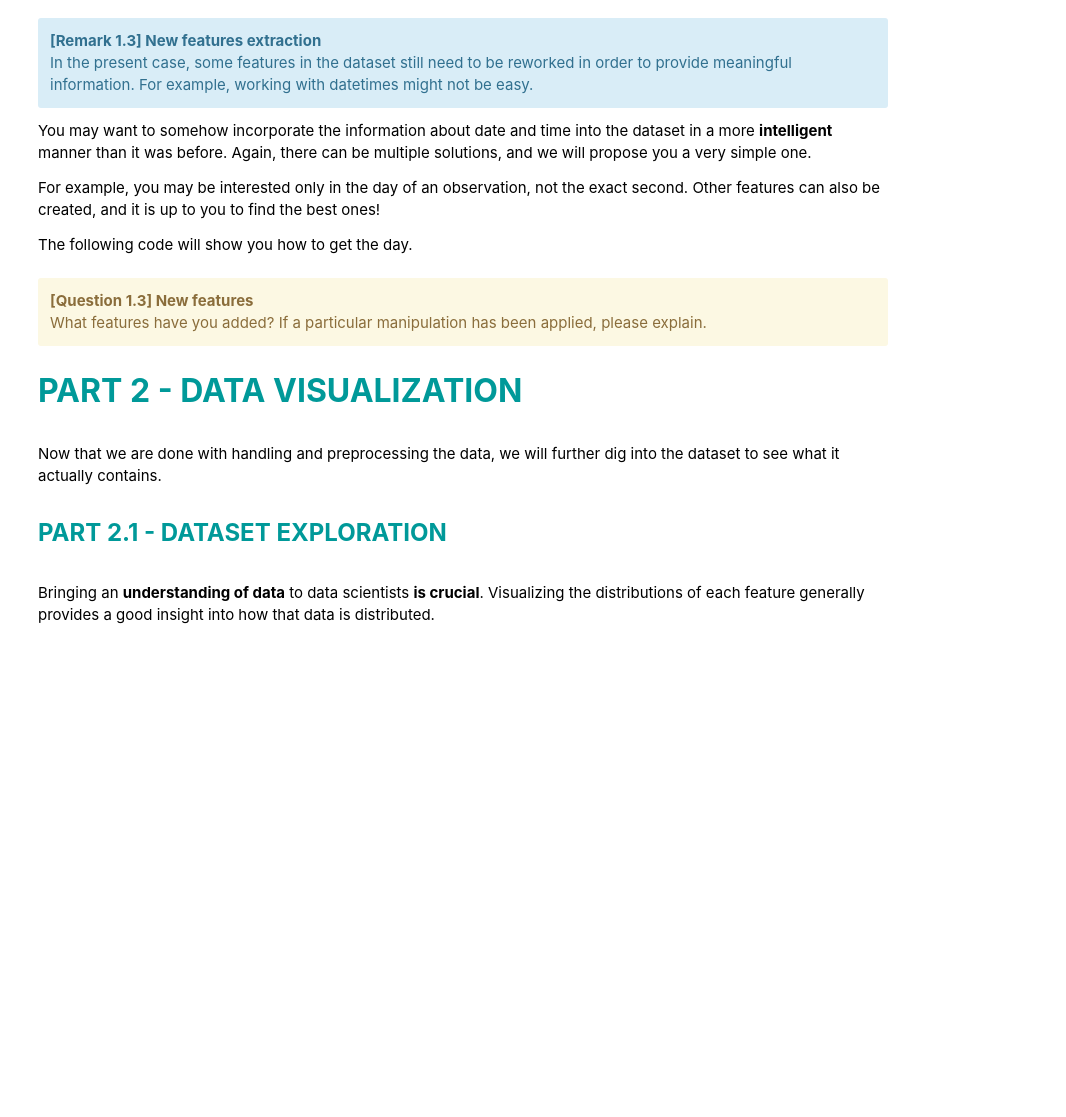
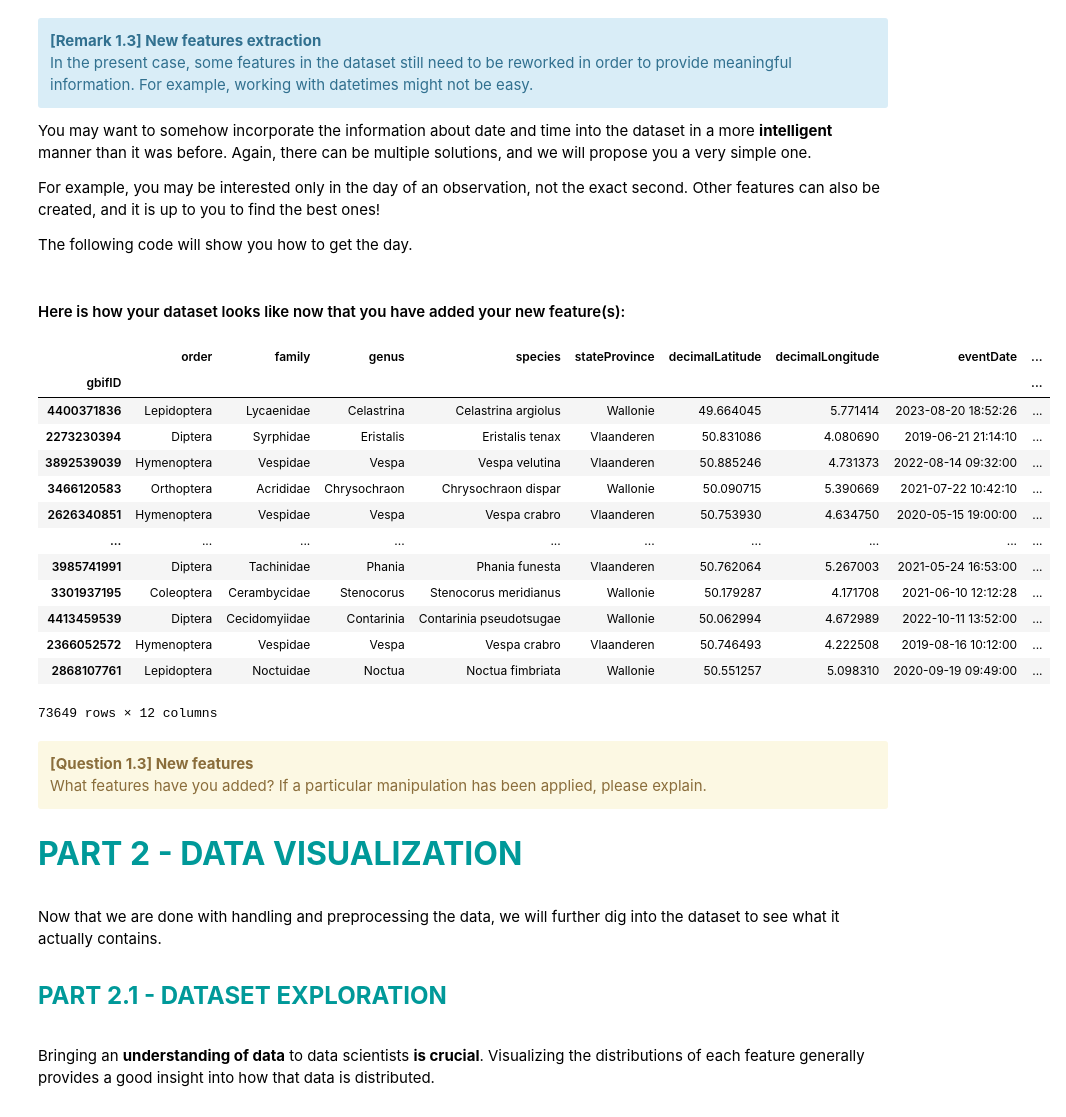
Before and after one commit to Mathis003/LEPL1109-Hackathons, a Jupyter notebook: Hackathon_3/Hackathon03-Clustering_Student.ipynb, the cells around one changed output. Drawn from its saved outputs; the diff is of its cells as text; code cells hidden in the pictures; blank space fills up the shorter version.

```diff
--- a/Hackathon_3/Hackathon03-Clustering_Student.ipynb
+++ b/Hackathon_3/Hackathon03-Clustering_Student.ipynb
@@ -255,7 +319,13 @@ Please adapt your code accordingly.
 
 features_to_drop = [
     # Fill the list here or leave empty
+    'kingdom',
+    'phylum',
+    'class'
 ]
+
+# Valeurs uniques pour chacune de ces colonnes (voir question précédente) car on a gardé que les insectes.
+# Donc ces features ne sont plus du tout utiles.
 
 #########################################################################################################
 # End : Student version
@@ -336,6 +431,22 @@ drop_cols = [
 
 # Fill special substitution here (e.g., every NaN becomes an empty string "")
 
+
+from sklearn.impute import SimpleImputer
+
+imputer_mode = SimpleImputer(missing_values=np.nan, strategy='most_frequent')
+data_taxonomic = df[['stateProvince']]
+data_taxonomic_imputed  = pd.DataFrame(imputer_mode.fit_transform(data_taxonomic), columns=data_taxonomic.columns)
+
+df['stateProvince'] = data_taxonomic_imputed['stateProvince'].values
+
+
+imputer = SimpleImputer(missing_values=np.nan, strategy='most_frequent')
+data_taxonomic = df[['genus', 'species', 'family', 'order']] # 'decimalLatitude', 'decimalLongitude' ?
+data_taxonomic_imputed = pd.DataFrame(imputer.fit_transform(data_taxonomic), columns=data_taxonomic.columns)
+
+df[['genus', 'species']] = data_taxonomic_imputed[['genus', 'species']].values
+
 #########################################################################################################
 # End : Student version
 #########################################################################################################
@@ -368,33 +494,57 @@ CELL N°6: CREATING FEATURES
 Here is how you can extract the date from the datetime feature.
 You can create here your own ones!
 """
 
 from datetime import datetime
 
 try:
     # E.g., get day information (as a number)
     df["day"] = df["eventDate"].dt.day
 except:
     pass
 
 
 #########################################################################################################
 # Start : Student version
 #########################################################################################################
 
 # Add the features you want
 
+try:
+    # E.g., get day information (as a number)
+    df["month"] = df["eventDate"].dt.month
+    df["year"] = df["eventDate"].dt.year
+    df['time_of_day'] = pd.cut(df['eventDate'].dt.hour, bins=[0, 6, 12, 18, 24], labels=['Night', 'Morning', 'Afternoon', 'Evening'])
+except:
+    pass
+
 #########################################################################################################
 # End : Student version
 #########################################################################################################
 
 
 display(
     md(
         "#### Here is how your dataset looks like now that you have added your new feature(s):"
     )
 )
 df
+# %% [output]
+#### Here is how your dataset looks like now that you have added your new feature(s):
+|  | order | family | genus | species | stateProvince | decimalLatitude | decimalLongitude | eventDate | ... |
+| gbifID |  |  |  |  |  |  |  |  | ... |
+| 4400371836 | Lepidoptera | Lycaenidae | Celastrina | Celastrina argiolus | Wallonie | 49.664045 | 5.771414 | 2023-08-20 18:52:26 | ... |
+| 2273230394 | Diptera | Syrphidae | Eristalis | Eristalis tenax | Vlaanderen | 50.831086 | 4.080690 | 2019-06-21 21:14:10 | ... |
+| 3892539039 | Hymenoptera | Vespidae | Vespa | Vespa velutina | Vlaanderen | 50.885246 | 4.731373 | 2022-08-14 09:32:00 | ... |
+| 3466120583 | Orthoptera | Acrididae | Chrysochraon | Chrysochraon dispar | Wallonie | 50.090715 | 5.390669 | 2021-07-22 10:42:10 | ... |
+| 2626340851 | Hymenoptera | Vespidae | Vespa | Vespa crabro | Vlaanderen | 50.753930 | 4.634750 | 2020-05-15 19:00:00 | ... |
+| ... | ... | ... | ... | ... | ... | ... | ... | ... | ... |
+| 3985741991 | Diptera | Tachinidae | Phania | Phania funesta | Vlaanderen | 50.762064 | 5.267003 | 2021-05-24 16:53:00 | ... |
+| 3301937195 | Coleoptera | Cerambycidae | Stenocorus | Stenocorus meridianus | Wallonie | 50.179287 | 4.171708 | 2021-06-10 12:12:28 | ... |
+| 4413459539 | Diptera | Cecidomyiidae | Contarinia | Contarinia pseudotsugae | Wallonie | 50.062994 | 4.672989 | 2022-10-11 13:52:00 | ... |
+| 2366052572 | Hymenoptera | Vespidae | Vespa | Vespa crabro | Vlaanderen | 50.746493 | 4.222508 | 2019-08-16 10:12:00 | ... |
+| 2868107761 | Lepidoptera | Noctuidae | Noctua | Noctua fimbriata | Wallonie | 50.551257 | 5.098310 | 2020-09-19 09:49:00 | ... |
+73649 rows × 12 columns
 # %% [markdown]
 <div class="alert alert-warning">
 <b>[Question 1.3] New features </b>  <br>
```
Also changed, not shown: parts of 8 cells of this notebook, 1 other file.
